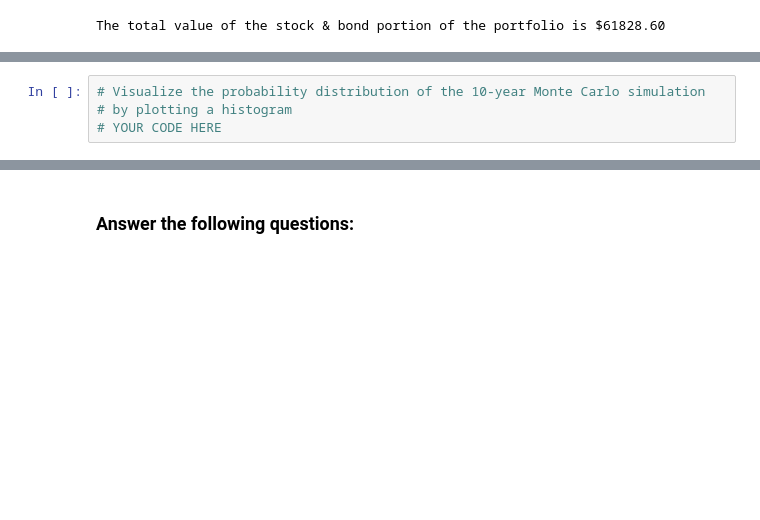
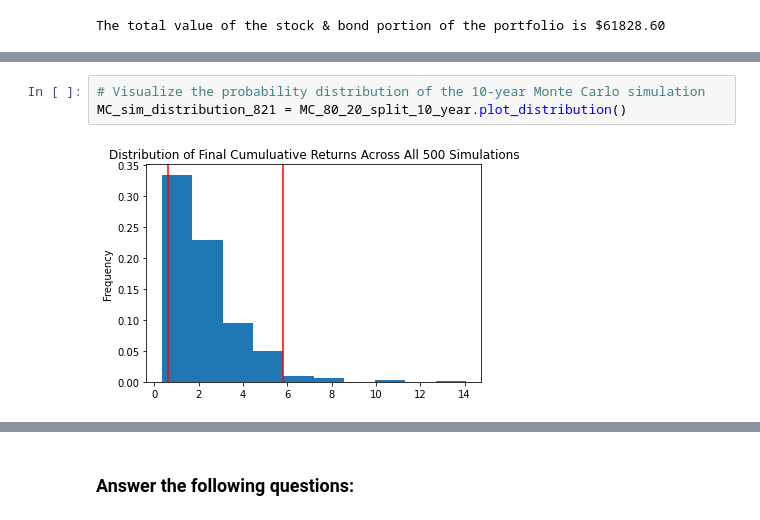
Before and after one commit to MajidKouki/c5-financial-planning-tools, a Jupyter notebook: financial_planning_tools.ipynb, the cells around one changed output, grey strips where cells are left out. Saved outputs shown, nothing was run; the diff lists cells and outputs as text; blank space fills up the shorter version.

```diff
--- a/financial_planning_tools.ipynb
+++ b/financial_planning_tools.ipynb
@@ -431,6 +477,7 @@ For this new Monte Carlo simulation, do the following:
 # %%
 # Visualize the probability distribution of the 10-year Monte Carlo simulation
-# by plotting a histogram
-# YOUR CODE HERE
+MC_sim_distribution_821 = MC_80_20_split_10_year.plot_distribution()
+# %% [output]
+[figure, added]
 # %%
 # Generate summary statistics from the 10-year Monte Carlo simulation results
```
Also changed, not shown: parts of 12 cells of this notebook.
